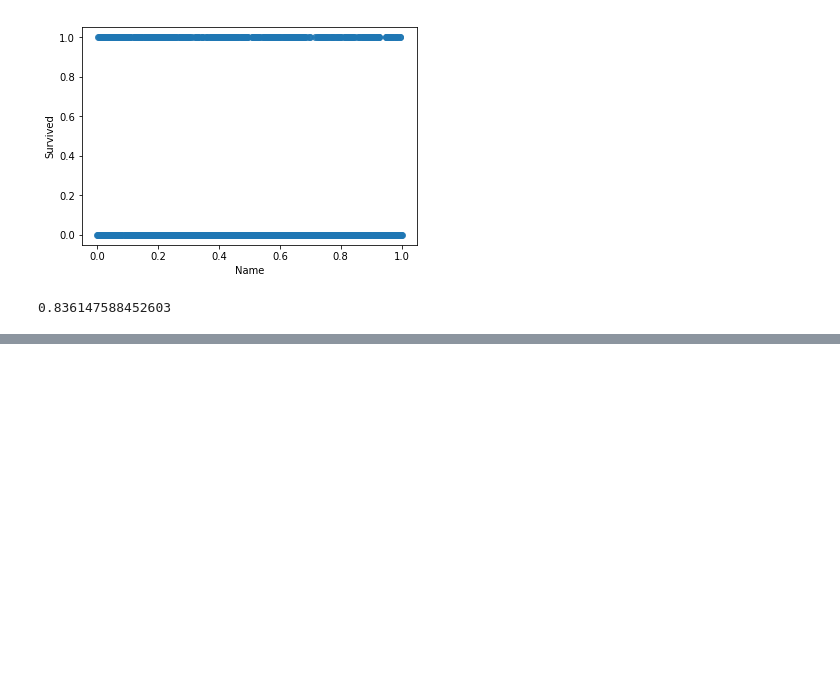
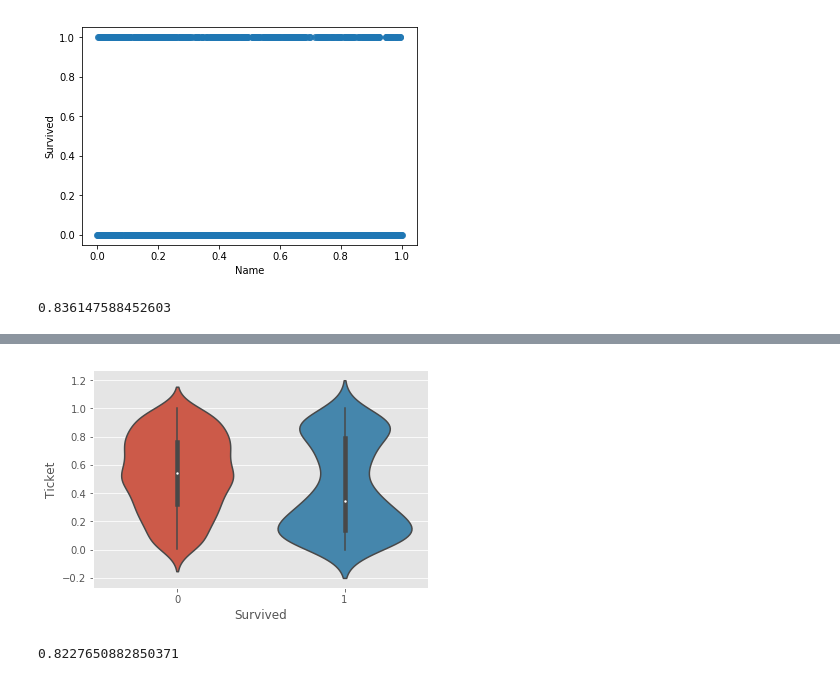
Before and after one commit to Noraaxx/2nd-ML100Days, a Jupyter notebook: homework/Day_029_HW.ipynb, the cells around one changed output, grey strips where cells are left out. Saved outputs shown, nothing was run; the diff lists cells and outputs as text; code cells hidden in the pictures; blank space fills up the shorter version.

```diff
--- a/homework/Day_029_HW.ipynb
+++ b/homework/Day_029_HW.ipynb
@@ -125,0 +186,14 @@ cross_val_score(estimator, train_X, train_Y, cv=5).mean()
+# %%
+# 第二名 : Ticket
+sns.violinplot(x=train_Y, y=df['Ticket'], fit_reg=False)
+plt.show()
+# %% [output]
+[figure, added]
+# %%
+# 製作二特徵 : 加, 乘
+df['Add_char'] = (df['Ticket'] + df['Sex']) / 2
+df['Multi_char'] = df['Ticket'] * df['Sex']
+train_X = MMEncoder.fit_transform(df)
+cross_val_score(estimator, train_X, train_Y, cv=5).mean()
+# %% [output]
+0.8227650882850371
```
Also changed, not shown: parts of 9 cells of this notebook.
